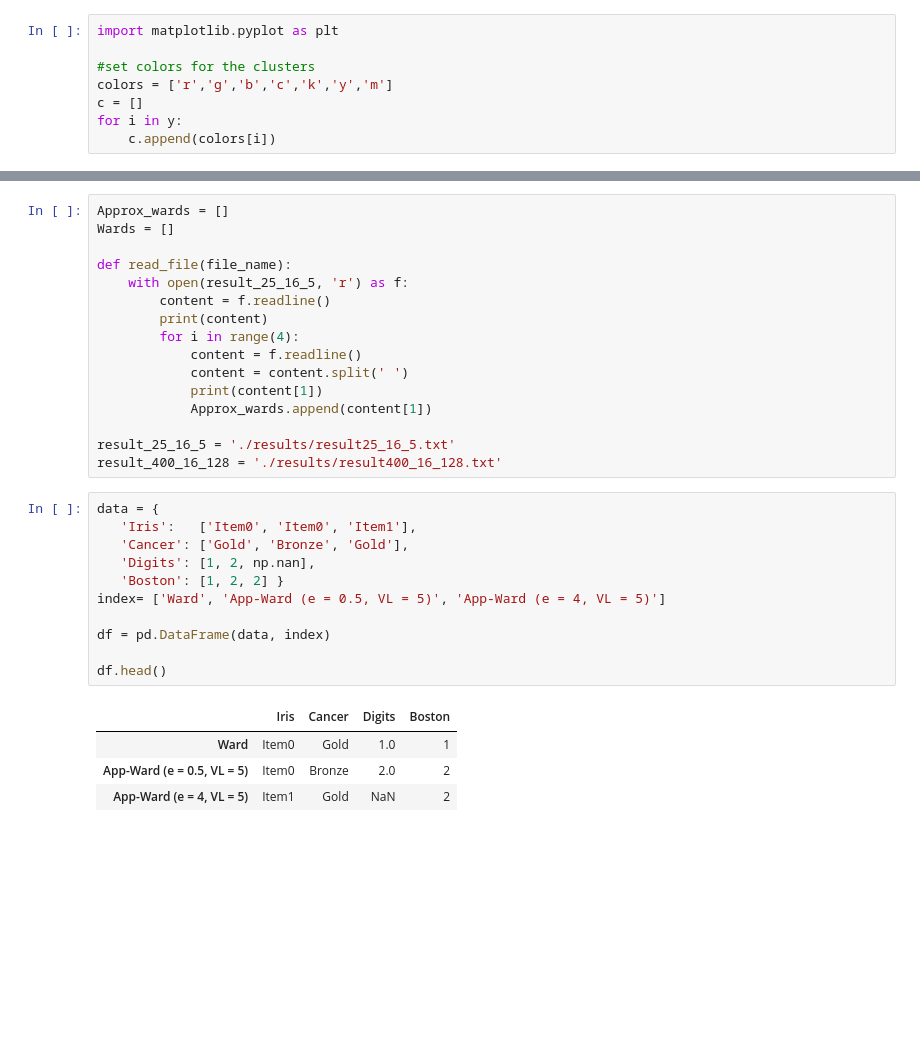
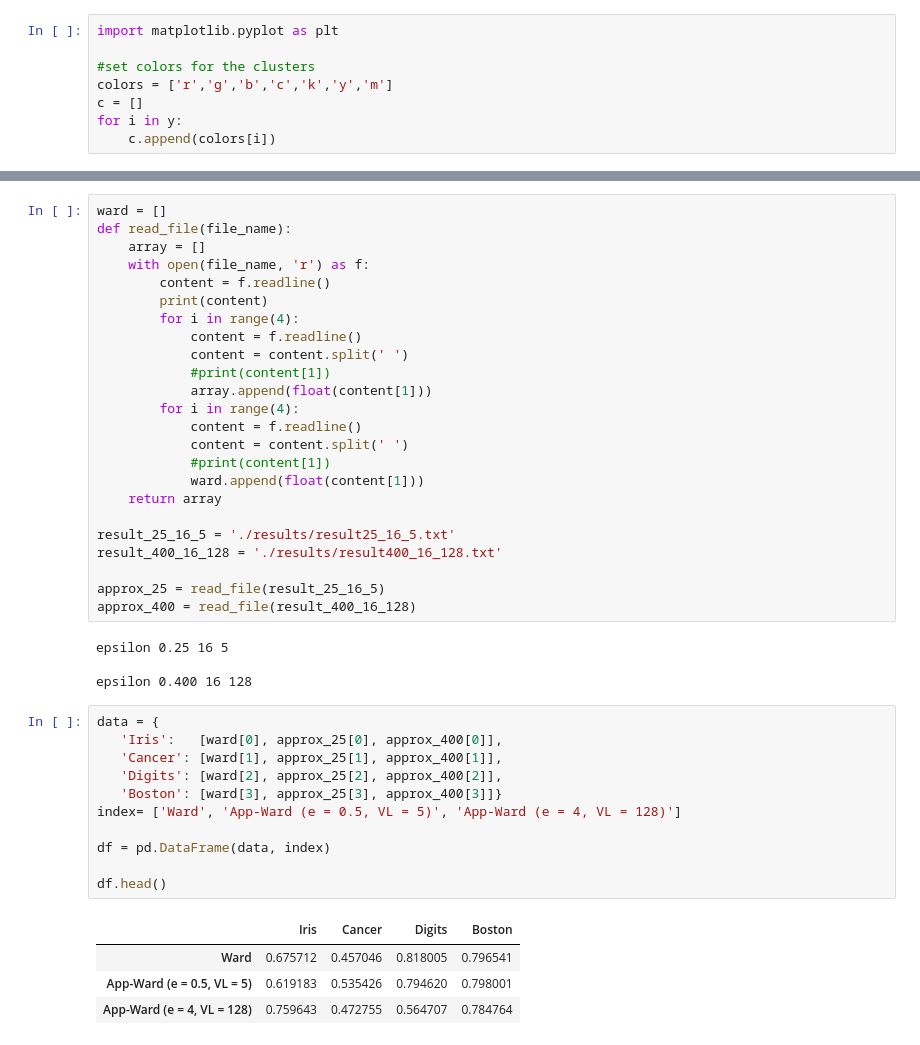
Before and after one commit to CHoudrouge4/ward_method, a Jupyter notebook: wardsexp.ipynb, the cells around one changed output, grey strips where cells are left out. Drawn from its saved outputs; the diff is of its cells as text; blank space fills up the shorter version.

Commit message:
draw the table

```diff
--- a/wardsexp.ipynb
+++ b/wardsexp.ipynb
@@ -51,32 +50,44 @@ pyplot.show()
 # %%
-Approx_wards = []
-Wards = []
-
+ward = []
 def read_file(file_name):
-    with open(result_25_16_5, 'r') as f:
+    array = []
+    with open(file_name, 'r') as f:
         content = f.readline()
         print(content)
         for i in range(4):
             content = f.readline()
             content = content.split(' ')
-            print(content[1])
-            Approx_wards.append(content[1])
+            #print(content[1])
+            array.append(float(content[1]))
+        for i in range(4):
+            content = f.readline()
+            content = content.split(' ')
+            #print(content[1])
+            ward.append(float(content[1]))
+    return array
 
 result_25_16_5 = './results/result25_16_5.txt'
 result_400_16_128 = './results/result400_16_128.txt'
+
+approx_25 = read_file(result_25_16_5)
+approx_400 = read_file(result_400_16_128)
+# %% [output]
+epsilon 0.25 16 5
+
+epsilon 0.400 16 128
 # %%
 data = {
-   'Iris':   ['Item0', 'Item0', 'Item1'],
-   'Cancer': ['Gold', 'Bronze', 'Gold'],
-   'Digits': [1, 2, np.nan],
-   'Boston': [1, 2, 2] }
-index= ['Ward', 'App-Ward (e = 0.5, VL = 5)', 'App-Ward (e = 4, VL = 5)']
+   'Iris':   [ward[0], approx_25[0], approx_400[0]],
+   'Cancer': [ward[1], approx_25[1], approx_400[1]],
+   'Digits': [ward[2], approx_25[2], approx_400[2]],
+   'Boston': [ward[3], approx_25[3], approx_400[3]]}
+index= ['Ward', 'App-Ward (e = 0.5, VL = 5)', 'App-Ward (e = 4, VL = 128)']
 
 df = pd.DataFrame(data, index)
 
 df.head()
 # %% [output]
 |  | Iris | Cancer | Digits | Boston |
-| Ward | Item0 | Gold | 1.0 | 1 |
-| App-Ward (e = 0.5, VL = 5) | Item0 | Bronze | 2.0 | 2 |
-| App-Ward (e = 4, VL = 5) | Item1 | Gold | NaN | 2 |
+| Ward | 0.675712 | 0.457046 | 0.818005 | 0.796541 |
+| App-Ward (e = 0.5, VL = 5) | 0.619183 | 0.535426 | 0.794620 | 0.798001 |
+| App-Ward (e = 4, VL = 128) | 0.759643 | 0.472755 | 0.564707 | 0.784764 |
```
Also changed, not shown: parts of 3 cells of this notebook, 1 other file.
